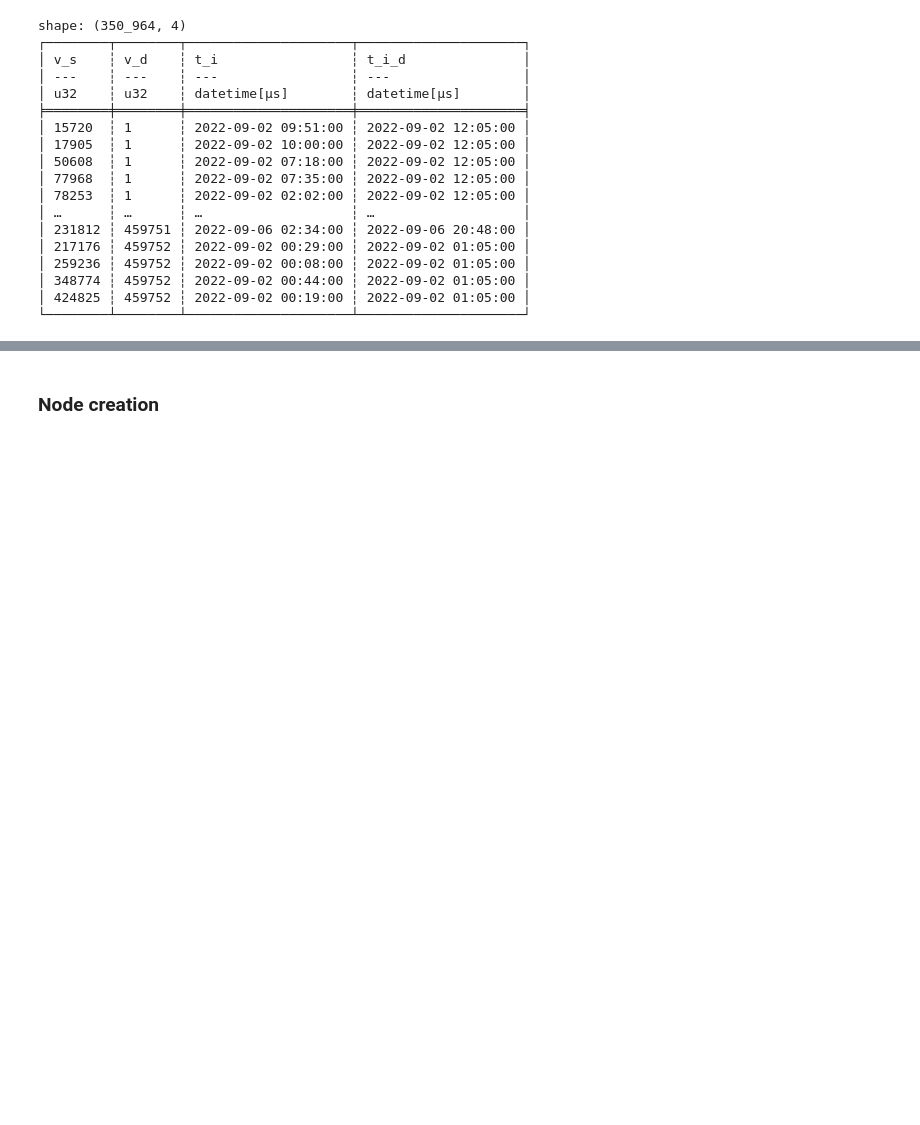
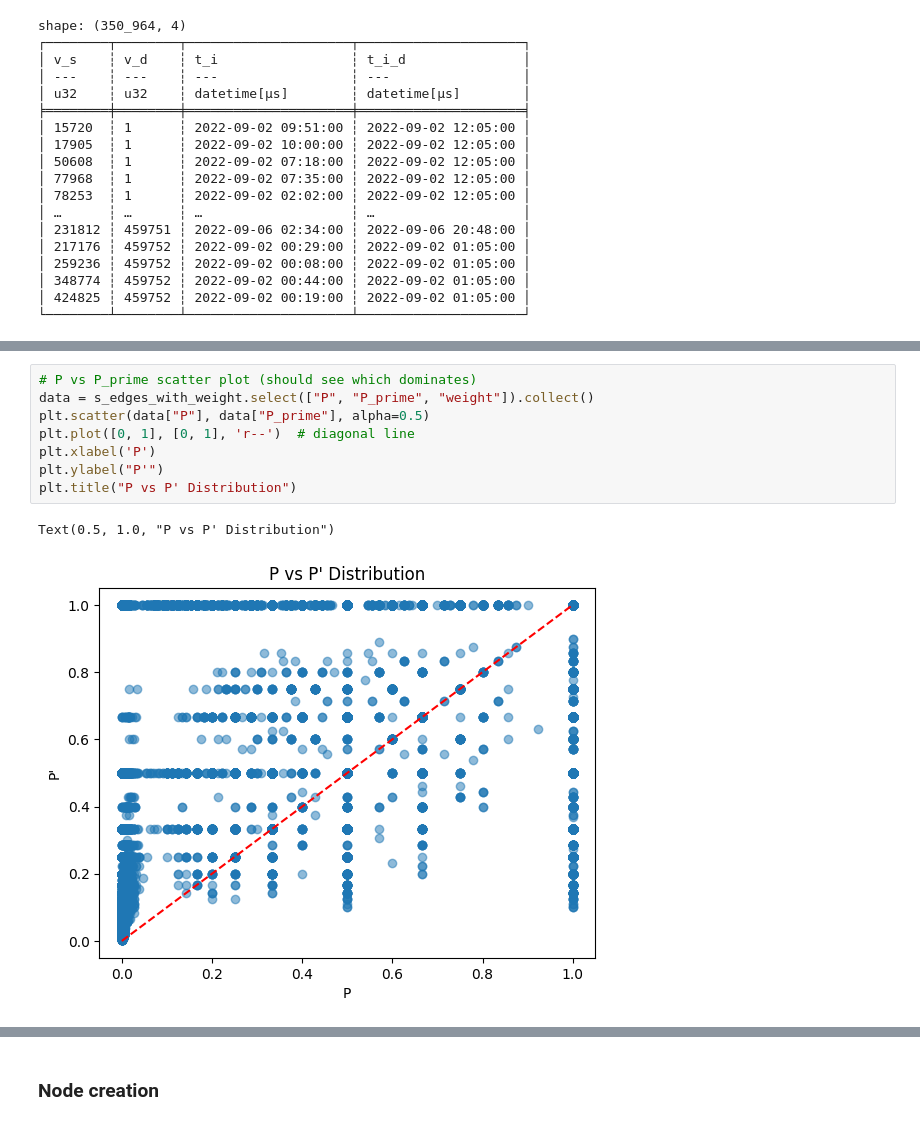
Before and after one commit to FrosBitz/KBTG-hackathon, a Jupyter notebook: EDA_memory_optim.ipynb, the cells around one changed output, grey strips where cells are left out. Drawn from its saved outputs; the diff is of its cells as text; blank space fills up the shorter version.

```diff
--- a/EDA_memory_optim.ipynb
+++ b/EDA_memory_optim.ipynb
@@ -244,0 +356,11 @@ shape: (350_964, 4)
+# %%
+# P vs P_prime scatter plot (should see which dominates)
+data = s_edges_with_weight.select(["P", "P_prime", "weight"]).collect()
+plt.scatter(data["P"], data["P_prime"], alpha=0.5)
+plt.plot([0, 1], [0, 1], 'r--')  # diagonal line
+plt.xlabel('P')
+plt.ylabel("P'")
+plt.title("P vs P' Distribution")
+# %% [output]
+Text(0.5, 1.0, "P vs P' Distribution")
+[figure, added]
```
Also changed, not shown: parts of 33 cells of this notebook.
